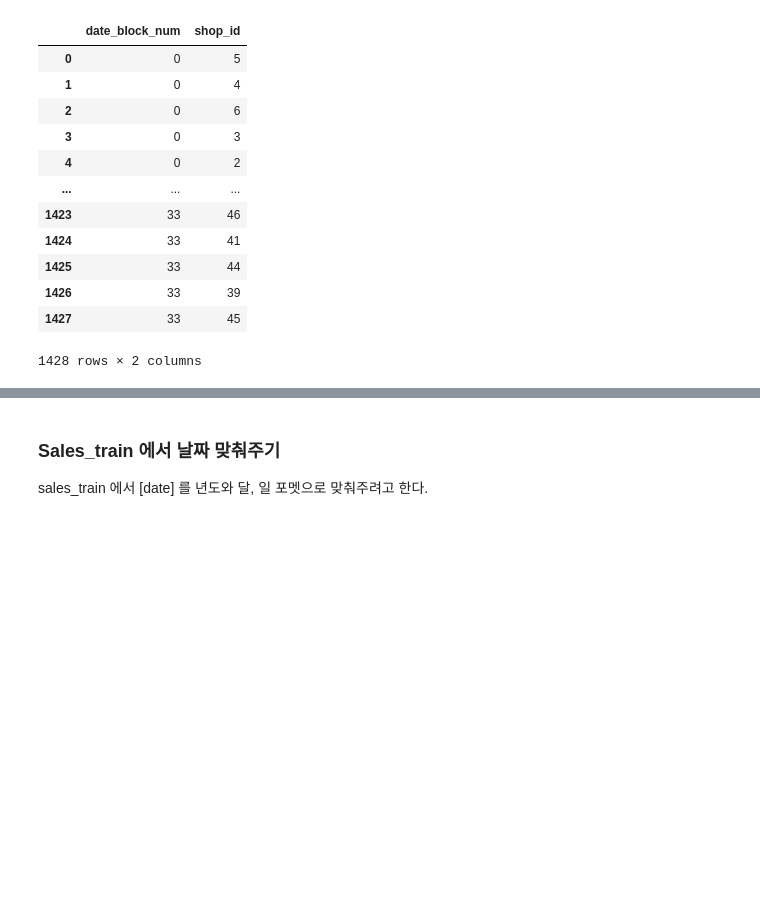
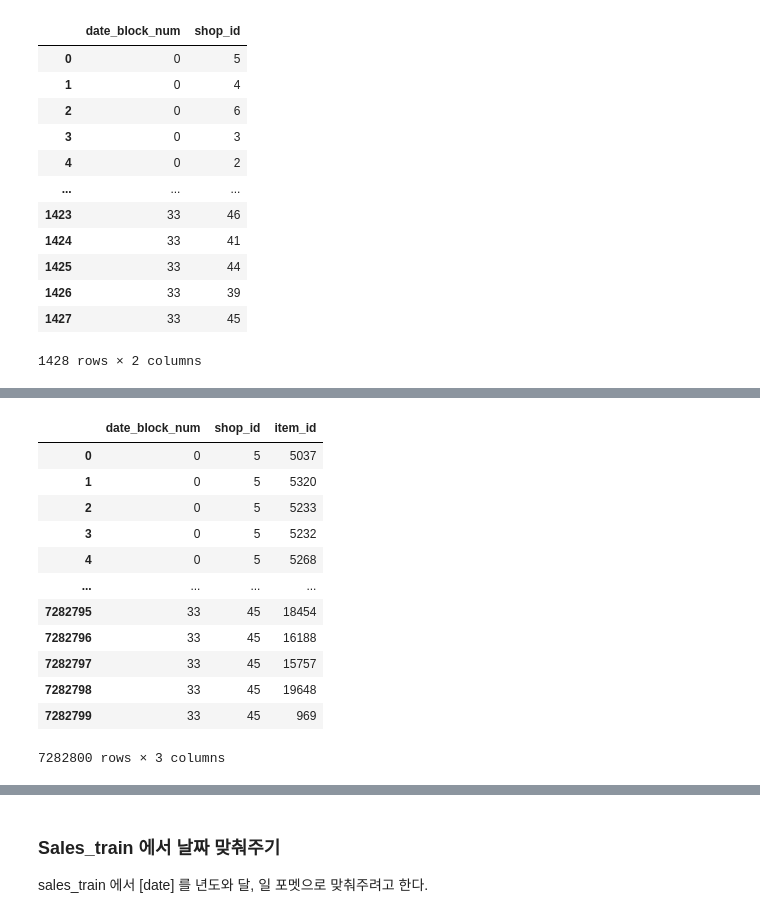
Before and after one commit to joosun7227/jusun_Kaggle, a Jupyter notebook: Future_Sales/future_sales.ipynb, the cells around one changed output, grey strips where cells are left out. Drawn from its saved outputs; the diff is of its cells as text; code cells hidden in the pictures; blank space fills up the shorter version.

```diff
--- a/Future_Sales/future_sales.ipynb
+++ b/Future_Sales/future_sales.ipynb
@@ -171,0 +193,17 @@ print(len(all_combi), 34 * len(test_shops) * len(test_items))
+# %%
+all_combi = pd.merge(block_shop_combi, shop_item_combi, on=['shop_id'], how = 'inner') # shop_id를 기준으로 inner로 표 합치기
+all_combi
+# %% [output]
+|  | date_block_num | shop_id | item_id |
+| 0 | 0 | 5 | 5037 |
+| 1 | 0 | 5 | 5320 |
+| 2 | 0 | 5 | 5233 |
+| 3 | 0 | 5 | 5232 |
+| 4 | 0 | 5 | 5268 |
+| ... | ... | ... | ... |
+| 7282795 | 33 | 45 | 18454 |
+| 7282796 | 33 | 45 | 16188 |
+| 7282797 | 33 | 45 | 15757 |
+| 7282798 | 33 | 45 | 19648 |
+| 7282799 | 33 | 45 | 969 |
+7282800 rows × 3 columns
```
Also changed, not shown: parts of 19 cells of this notebook.
